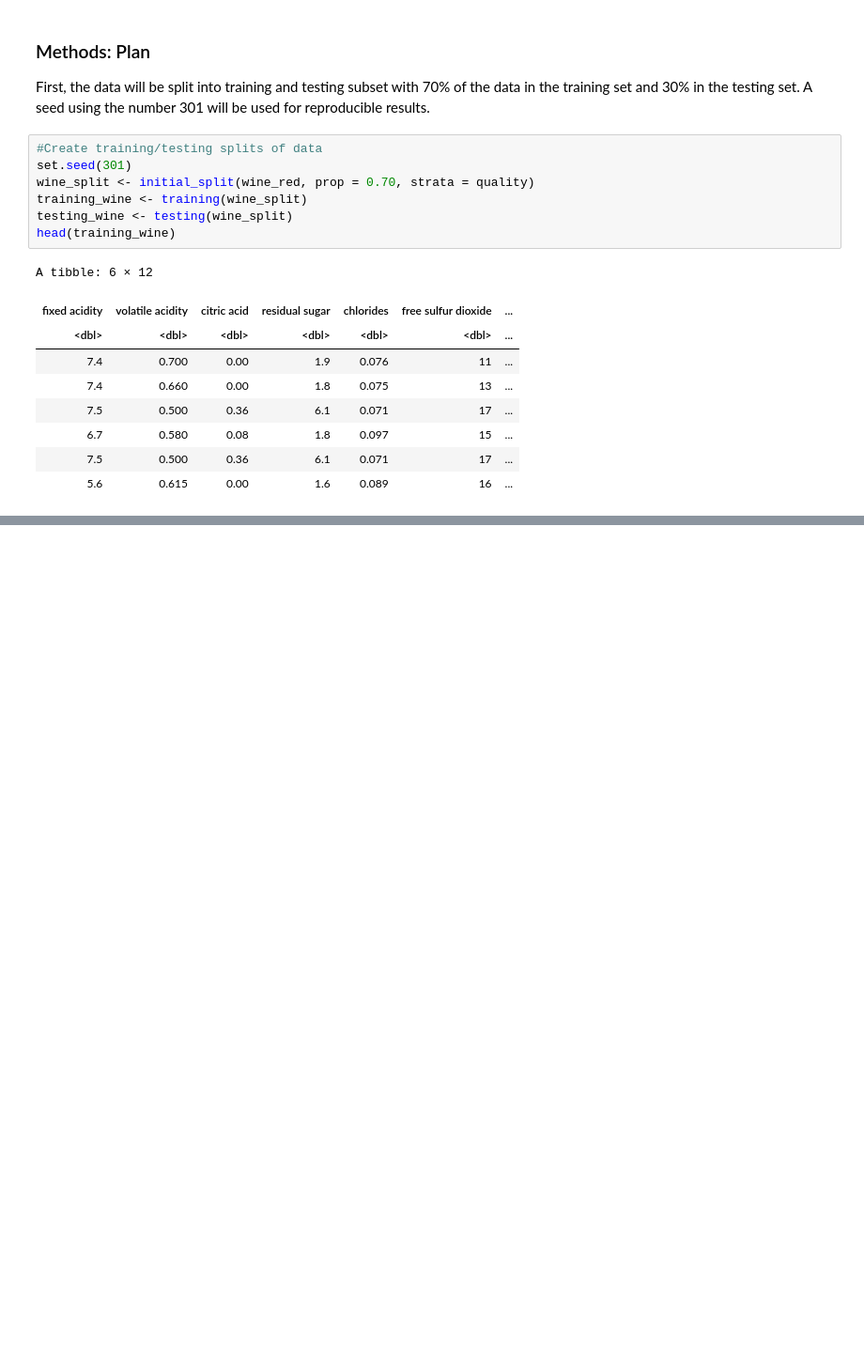
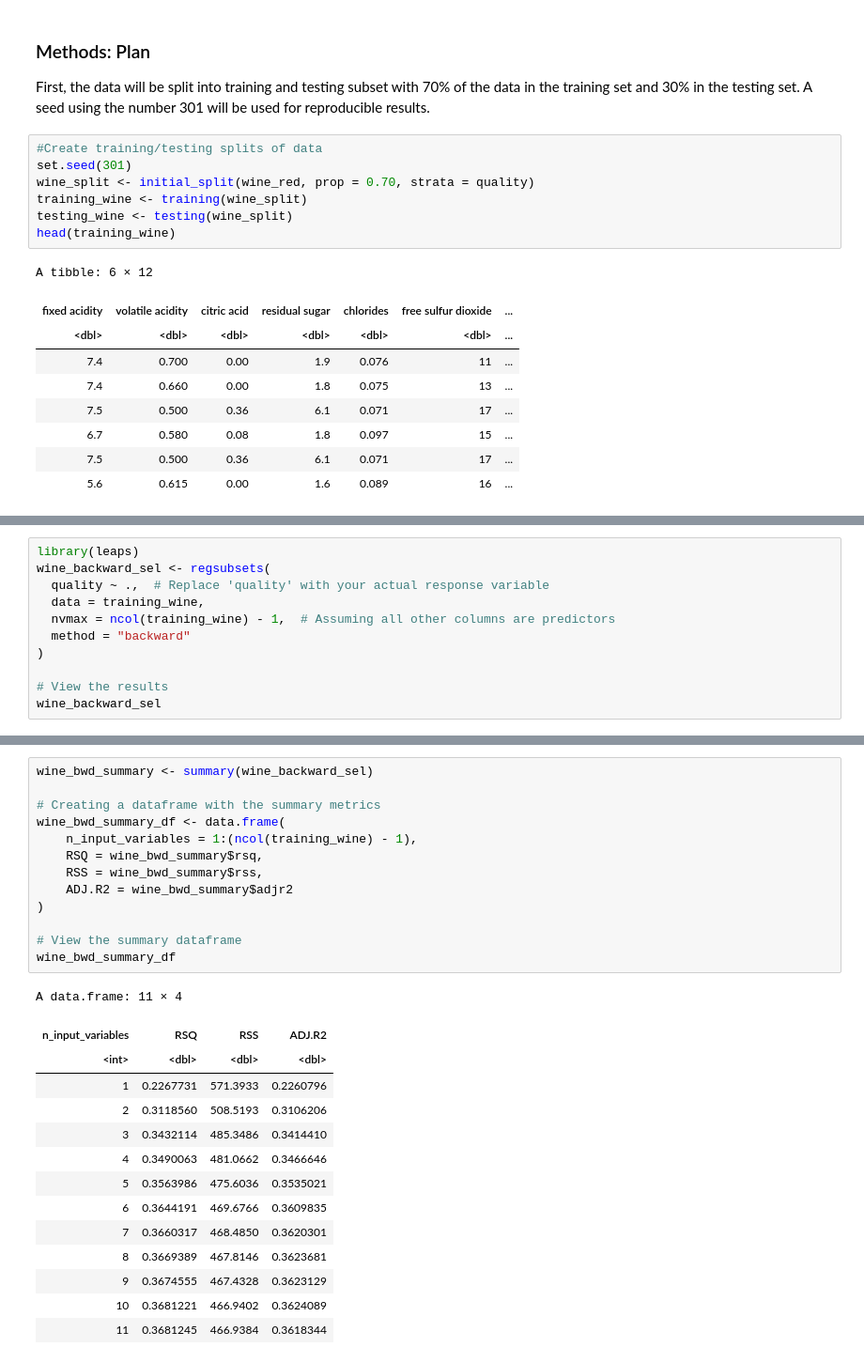
Before and after one commit to a-nguyen-1/STAT301-Project, a Jupyter notebook: Final_Report.ipynb, the cells around one changed output, grey strips where cells are left out. Shown: that part at 94% size. Saved outputs shown, nothing was run; the diff lists cells and outputs as text; blank space fills up the shorter version.

```diff
--- a/Final_Report.ipynb
+++ b/Final_Report.ipynb
@@ -137,0 +158,11 @@ A tibble: 6 × 12
+# %%
+library(leaps)
+wine_backward_sel <- regsubsets(
+  quality ~ .,  # Replace 'quality' with your actual response variable
+  data = training_wine,
+  nvmax = ncol(training_wine) - 1,  # Assuming all other columns are predictors
+  method = "backward"
+)
+
+# View the results
+wine_backward_sel
@@ -137,0 +188,28 @@ A tibble: 6 × 12
+# %%
+wine_bwd_summary <- summary(wine_backward_sel)
+
+# Creating a dataframe with the summary metrics
+wine_bwd_summary_df <- data.frame(
+    n_input_variables = 1:(ncol(training_wine) - 1),
+    RSQ = wine_bwd_summary$rsq,
+    RSS = wine_bwd_summary$rss,
+    ADJ.R2 = wine_bwd_summary$adjr2
+)
+
+# View the summary dataframe
+wine_bwd_summary_df
+# %% [output]
+A data.frame: 11 × 4
+| n_input_variables | RSQ | RSS | ADJ.R2 |
+| <int> | <dbl> | <dbl> | <dbl> |
+| 1 | 0.2267731 | 571.3933 | 0.2260796 |
+| 2 | 0.3118560 | 508.5193 | 0.3106206 |
+| 3 | 0.3432114 | 485.3486 | 0.3414410 |
+| 4 | 0.3490063 | 481.0662 | 0.3466646 |
+| 5 | 0.3563986 | 475.6036 | 0.3535021 |
+| 6 | 0.3644191 | 469.6766 | 0.3609835 |
+| 7 | 0.3660317 | 468.4850 | 0.3620301 |
+| 8 | 0.3669389 | 467.8146 | 0.3623681 |
+| 9 | 0.3674555 | 467.4328 | 0.3623129 |
+| 10 | 0.3681221 | 466.9402 | 0.3624089 |
+| 11 | 0.3681245 | 466.9384 | 0.3618344 |
```
Also changed, not shown: parts of 18 cells of this notebook.
